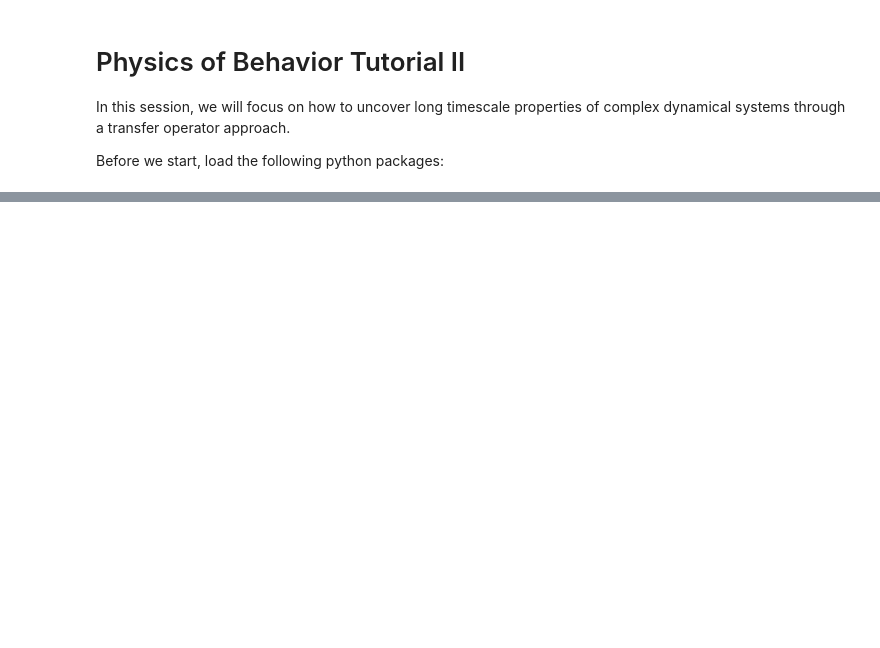
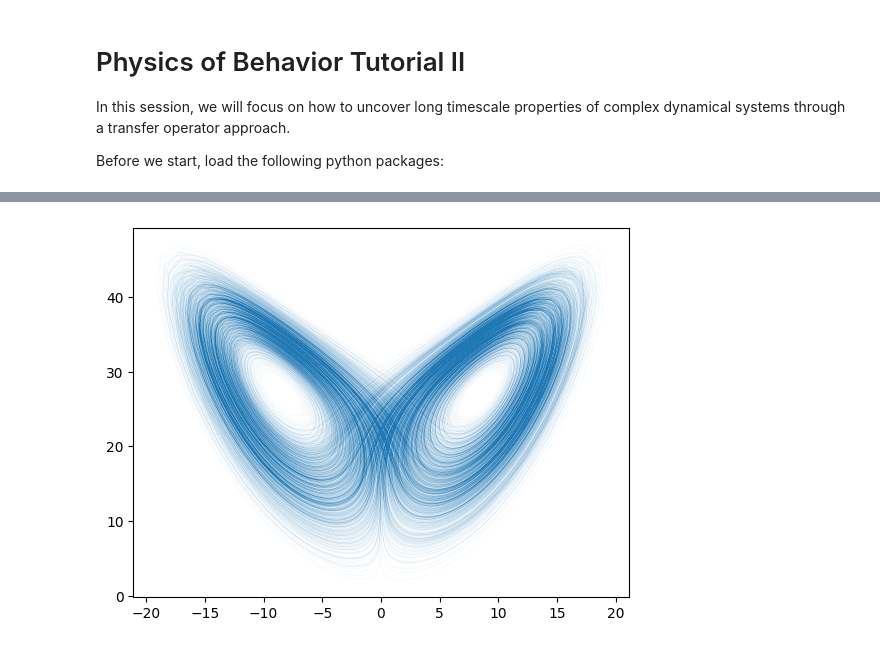
Before and after one commit to AntonioCCosta/DPG_PhysicsBehavior_2026, a Jupyter notebook: notebooks/notebook_1.ipynb, the cells around one changed output, grey strips where cells are left out. Drawn from its saved outputs; the diff is of its cells as text; code cells hidden in the pictures; blank space fills up the shorter version.

```diff
--- a/notebooks/notebook_1.ipynb
+++ b/notebooks/notebook_1.ipynb
@@ -22,0 +120,27 @@ import
+# %%
+from scipy.integrate import odeint
+
+def Lorenz(state,t,sigma,rho,beta):
+    # unpack the state vector
+    x,y,z = state
+    # compute state derivatives
+    xd = sigma * (y-x)
+    yd = (rho-z)*x - y
+    zd = x*y - beta*z
+    # return the state derivatives
+    return [xd, yd, zd]
+
+dt = 0.02
+frameRate=1/dt
+T = 2000
+discard_T = 500
+T_total = T+discard_T
+state0 = np.array([-8, -8, 27])
+t = np.linspace(0, T_total, int(T_total*frameRate))
+sigma,rho,beta=10,28,8/3
+tseries=np.array(odeint(Lorenz,state0,t,args=(sigma,rho,beta)),dtype=np.float64)[int(discard_T/dt):]
+# %%
+plt.plot(tseries[:,0],tseries[:,2],lw=.02)
+plt.show()
+# %% [output]
+[figure, added]
```
Also changed, not shown: parts of 11 cells of this notebook.
